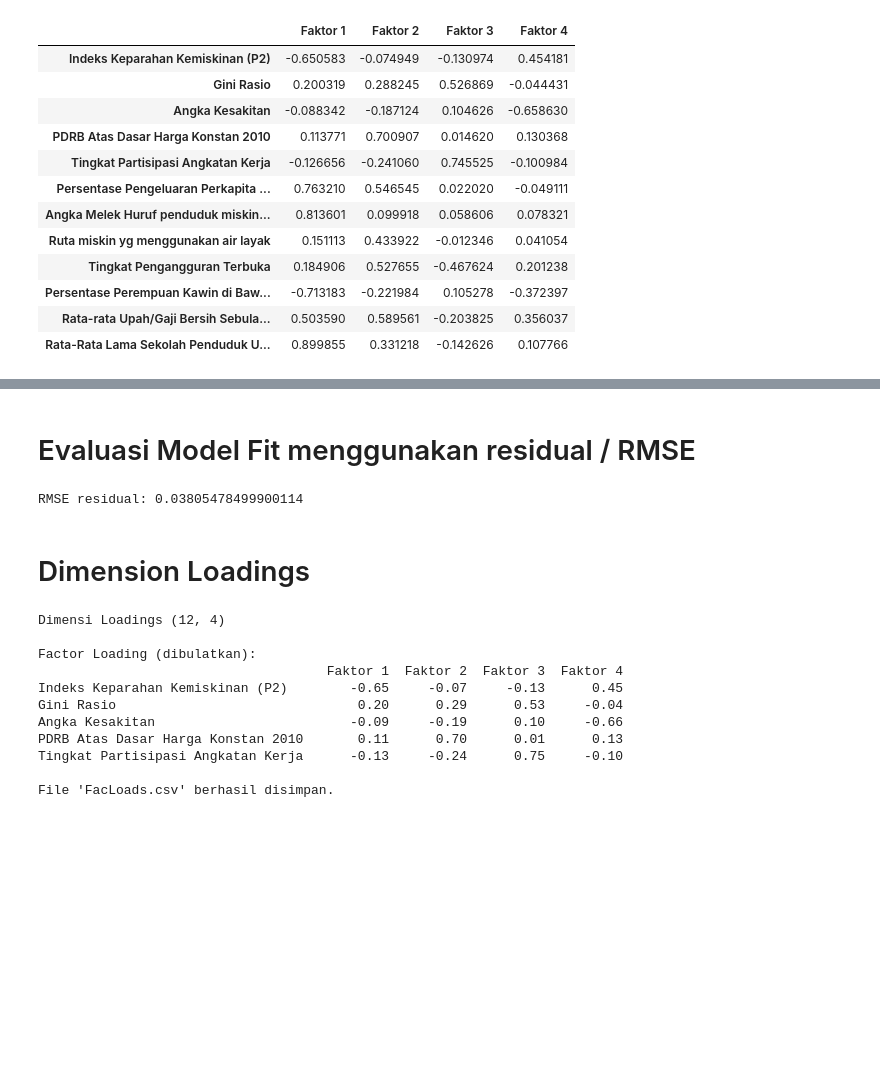
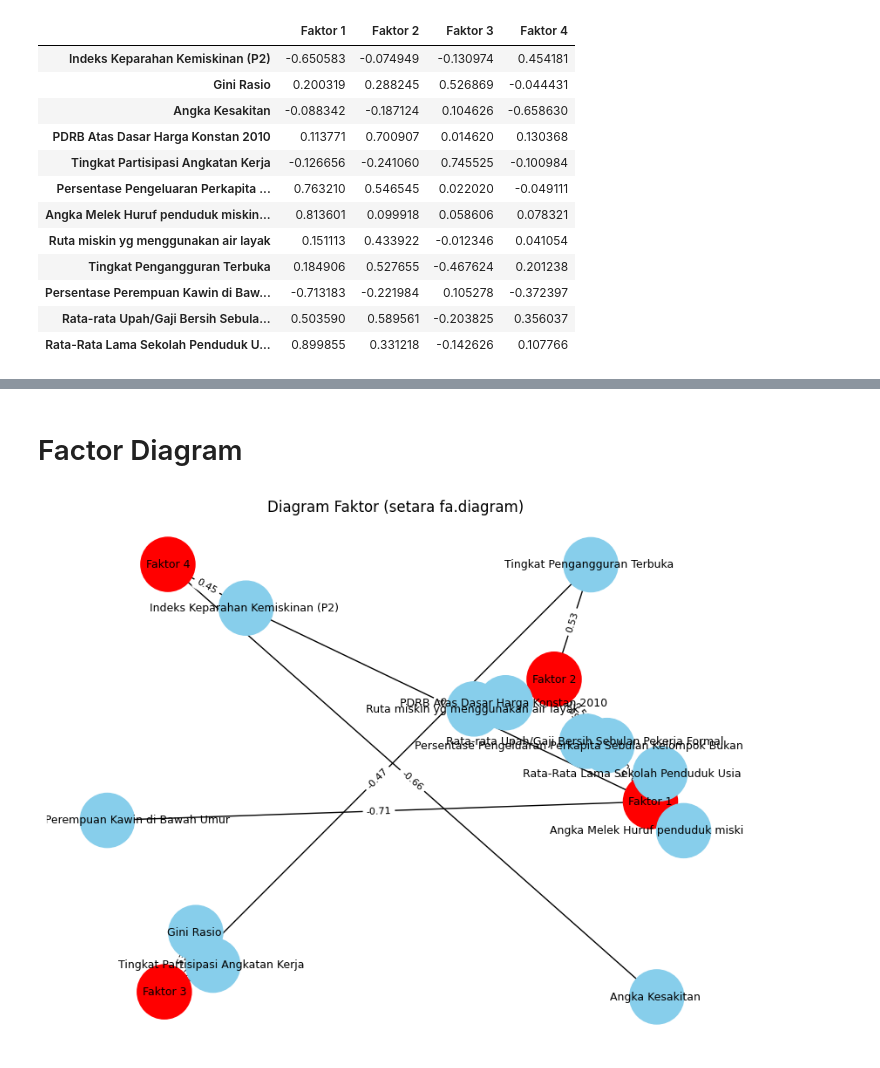
Before and after one commit to yowxy/Analysys-Factor-based-on-Study-Case, a Jupyter notebook: index.ipynb, the cells around one changed output, grey strips where cells are left out. Saved outputs shown, nothing was run; the diff lists cells and outputs as text; code cells hidden in the pictures; blank space fills up the shorter version.

Commit message:
feat: add visualisation diagram

```diff
--- a/index.ipynb
+++ b/index.ipynb
@@ -279,38 +267,35 @@ Faktor Faktor 4: Indeks Keparahan Kemiskinan (P2) , Angka Kesakitan
-# %% [markdown]
-# Evaluasi Model Fit menggunakan residual / RMSE
-# %%
-R = dataPilihan.corr().values
-
-L = fa.loadings_
-uniq = np.diag(fa.get_uniquenesses())
-R_reproduced = np.dot(L, L.T) + uniq
-# residual
-residual = R - R_reproduced
-# RMSE residual
-rmse = np.sqrt(np.mean(residual**2))
-print("RMSE residual:", rmse)
-# %% [output]
-RMSE residual: 0.03805478499900114
-# %% [markdown]
-# Dimension Loadings
-# %%
-print("Dimensi Loadings", fa.loadings_.shape)
-# Tampilkan sebagian (5 variabel pertama)
-print("\nFactor Loading (dibulatkan):")
-print(loadings.iloc[0:5, :].round(2))
-# Simpan ke CSV
-FactorLoadings = loadings.iloc[0:5, :].round(2)
-FactorLoadings.to_csv("FacLoads.csv")
-print("\nFile 'FacLoads.csv' berhasil disimpan.")
-# %% [output]
-Dimensi Loadings (12, 4)
-
-Factor Loading (dibulatkan):
-                                     Faktor 1  Faktor 2  Faktor 3  Faktor 4
-Indeks Keparahan Kemiskinan (P2)        -0.65     -0.07     -0.13      0.45
-Gini Rasio                               0.20      0.29      0.53     -0.04
-Angka Kesakitan                         -0.09     -0.19      0.10     -0.66
-PDRB Atas Dasar Harga Konstan 2010       0.11      0.70      0.01      0.13
-Tingkat Partisipasi Angkatan Kerja      -0.13     -0.24      0.75     -0.10
-
-File 'FacLoads.csv' berhasil disimpan.
+# %% [markdown]
+# Factor Diagram
+# %%
+import networkx as nx
+
+loads = loadings.copy()
+G = nx.Graph()
+
+for f in loads.columns:
+    G.add_node(f, type="factor")
+
+threshold = 0.4
+for var in loads.index:
+    G.add_node(var, type='variable')
+    for f in loads.columns:
+        if abs(loads.loc[var, f]) >= threshold:
+            G.add_edge(var, f, weight=round(loads.loc[var, f], 2))
+
+
+colors = ['red' if G.nodes[n]['type']=='factor' else 'skyblue' for n in G.nodes]
+
+plt.figure(figsize=(8,6))
+pos = nx.spring_layout(G, seed=42)
+nx.draw(G, pos, with_labels=True, node_color=colors,
+node_size=2000, font_size=9)
+
+edge_labels = nx.get_edge_attributes(G, 'weight')
+nx.draw_networkx_edge_labels(G, pos, edge_labels=edge_labels,
+font_size=8)
+
+
+plt.title("Diagram Faktor (setara fa.diagram)")
+plt.show()
+# %% [output]
+[figure, added]
```
Also changed, not shown: parts of 4 cells of this notebook, 2 other files.
